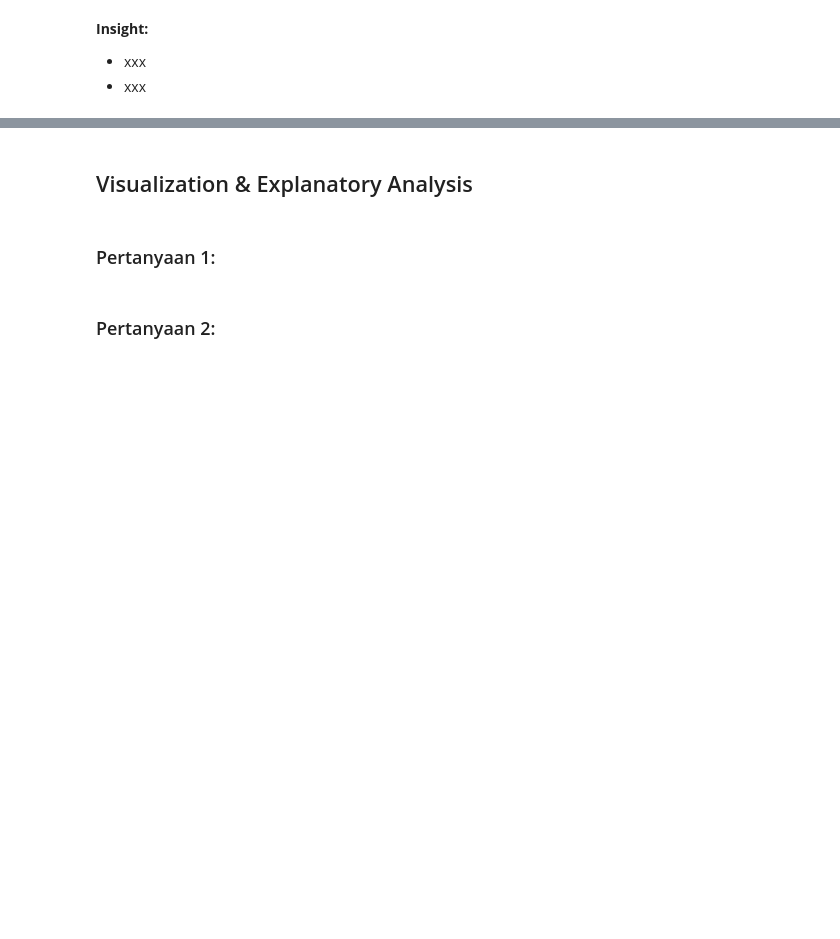
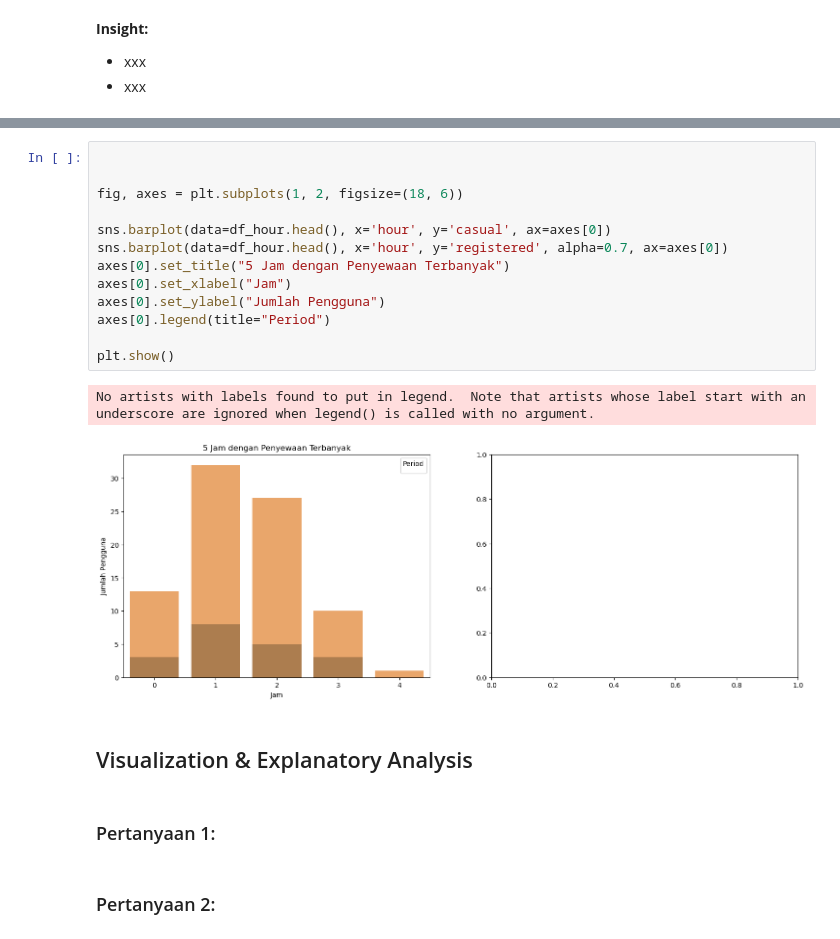
Before and after one commit to alouvre/BADDP_DicodingSubmission_ProyekAnalisisData, a Jupyter notebook: notebook.ipynb, the cells around one changed output, grey strips where cells are left out. Saved outputs shown, nothing was run; the diff lists cells and outputs as text; blank space fills up the shorter version.

```diff
--- a/notebook.ipynb
+++ b/notebook.ipynb
@@ -429,3 +481,19 @@ KeyError: 'Column not found: cnt'
+# %%
+
+
+fig, axes = plt.subplots(1, 2, figsize=(18, 6))
+
+sns.barplot(data=df_hour.head(), x='hour', y='casual', ax=axes[0])
+sns.barplot(data=df_hour.head(), x='hour', y='registered', alpha=0.7, ax=axes[0])
+axes[0].set_title("5 Jam dengan Penyewaan Terbanyak")
+axes[0].set_xlabel("Jam")
+axes[0].set_ylabel("Jumlah Pengguna")
+axes[0].legend(title="Period")
+
+plt.show()
+# %% [output]
+No artists with labels found to put in legend.  Note that artists whose label start with an underscore are ignored when legend() is called with no argument.
+[figure, added]
 # %% [markdown]
 ## Visualization & Explanatory Analysis
 # %% [markdown]
```
Also changed, not shown: parts of 17 cells of this notebook, 2 other files.
